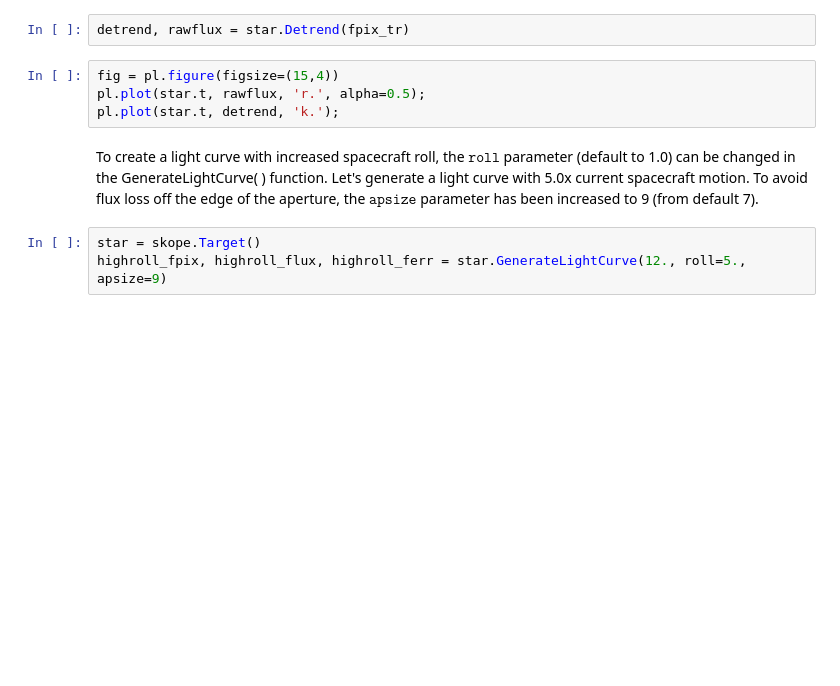
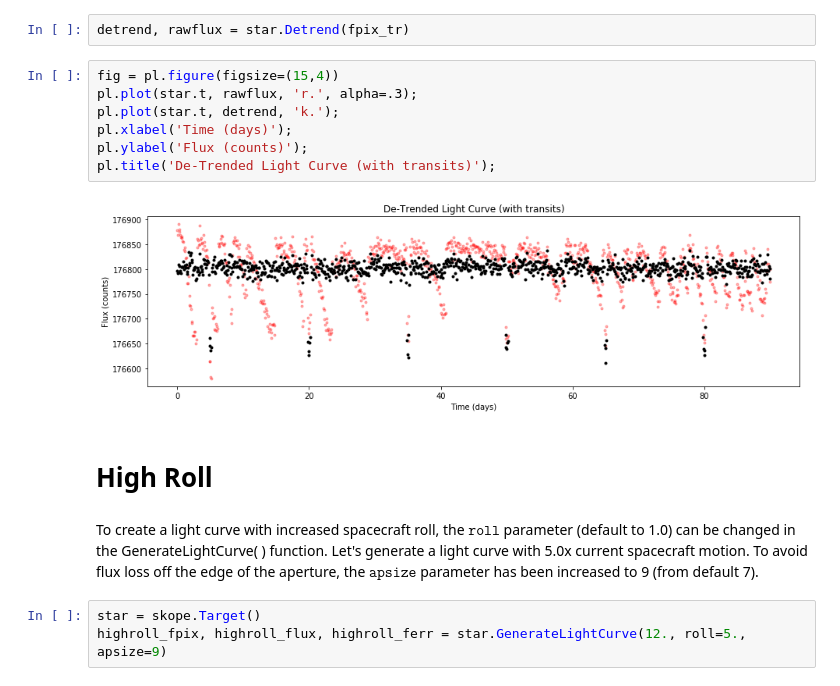
Before and after one commit to nksaunders/scope, a Jupyter notebook: Notebooks/Example.ipynb, the cells around one changed output. Cells and saved outputs as stored; diff of their text form; blank space fills up the shorter version.

```diff
--- a/Notebooks/Example.ipynb
+++ b/Notebooks/Example.ipynb
@@ -33,8 +41,15 @@ pl.ylabel('Flux (counts)');
 detrend, rawflux = star.Detrend(fpix_tr)
 # %%
 fig = pl.figure(figsize=(15,4))
-pl.plot(star.t, rawflux, 'r.', alpha=0.5);
+pl.plot(star.t, rawflux, 'r.', alpha=.3);
 pl.plot(star.t, detrend, 'k.');
+pl.xlabel('Time (days)');
+pl.ylabel('Flux (counts)');
+pl.title('De-Trended Light Curve (with transits)');
+# %% [output]
+[figure, added]
+# %% [markdown]
+# High Roll
 # %% [markdown]
 To create a light curve with increased spacecraft roll, the $\texttt{roll}$ parameter (default to 1.0) can be changed in the GenerateLightCurve( ) function. Let's generate a light curve with 5.0x current spacecraft motion. To avoid flux loss off the edge of the aperture, the $\texttt{apsize}$ parameter has been increased to 9 (from default 7).
 # %%
```
Also changed, not shown: parts of 21 cells of this notebook.
